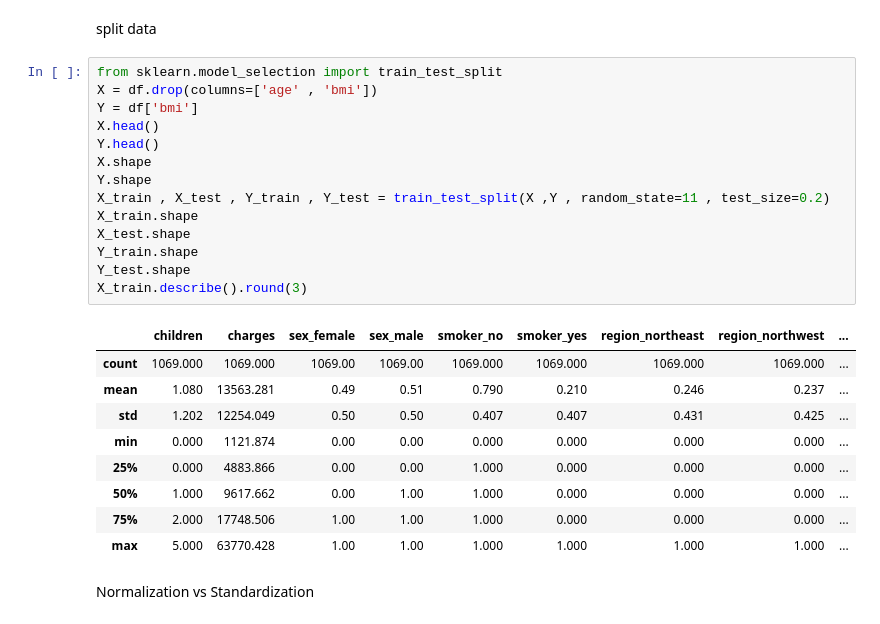
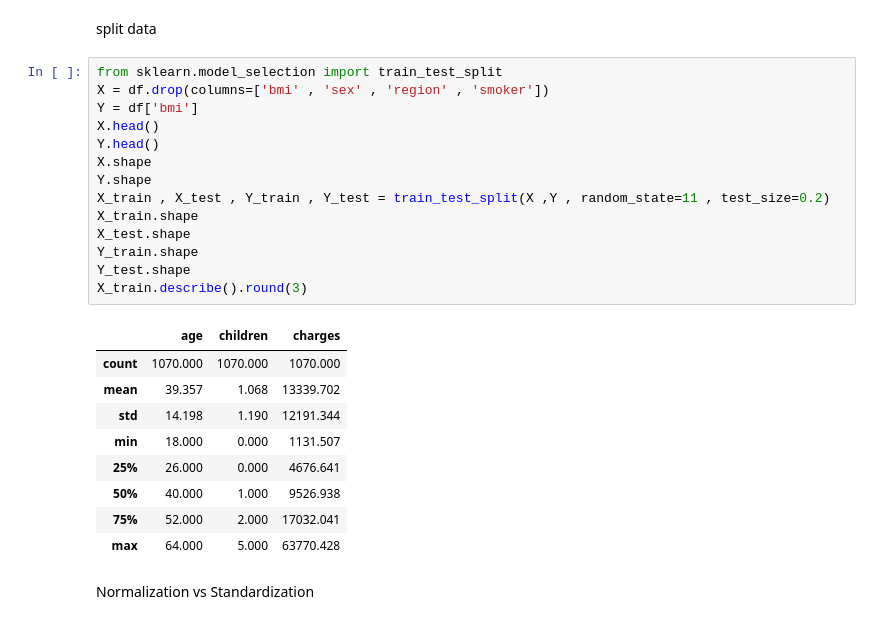
Before and after one commit to abirmes/Assurance_Charge, a Jupyter notebook: datam.ipynb, the cells around one changed output. Drawn from its saved outputs; the diff is of its cells as text.

```diff
--- a/datam.ipynb
+++ b/datam.ipynb
@@ -196,28 +202,28 @@ print(df[encoded_cols])
 split data
 # %%
 from sklearn.model_selection import train_test_split
-X = df.drop(columns=['age' , 'bmi'])
+X = df.drop(columns=['bmi' , 'sex' , 'region' , 'smoker'])
 Y = df['bmi']
 X.head()
 Y.head()
 X.shape
 Y.shape
 X_train , X_test , Y_train , Y_test = train_test_split(X ,Y , random_state=11 , test_size=0.2)
 X_train.shape
 X_test.shape
 Y_train.shape
 Y_test.shape
 X_train.describe().round(3)
 # %% [output]
-|  | children | charges | sex_female | sex_male | smoker_no | smoker_yes | region_northeast | region_northwest | ... |
-| count | 1069.000 | 1069.000 | 1069.00 | 1069.00 | 1069.000 | 1069.000 | 1069.000 | 1069.000 | ... |
-| mean | 1.080 | 13563.281 | 0.49 | 0.51 | 0.790 | 0.210 | 0.246 | 0.237 | ... |
-| std | 1.202 | 12254.049 | 0.50 | 0.50 | 0.407 | 0.407 | 0.431 | 0.425 | ... |
-| min | 0.000 | 1121.874 | 0.00 | 0.00 | 0.000 | 0.000 | 0.000 | 0.000 | ... |
-| 25% | 0.000 | 4883.866 | 0.00 | 0.00 | 1.000 | 0.000 | 0.000 | 0.000 | ... |
-| 50% | 1.000 | 9617.662 | 0.00 | 1.00 | 1.000 | 0.000 | 0.000 | 0.000 | ... |
-| 75% | 2.000 | 17748.506 | 1.00 | 1.00 | 1.000 | 0.000 | 0.000 | 0.000 | ... |
-| max | 5.000 | 63770.428 | 1.00 | 1.00 | 1.000 | 1.000 | 1.000 | 1.000 | ... |
+|  | age | children | charges |
+| count | 1070.000 | 1070.000 | 1070.000 |
+| mean | 39.357 | 1.068 | 13339.702 |
+| std | 14.198 | 1.190 | 12191.344 |
+| min | 18.000 | 0.000 | 1131.507 |
+| 25% | 26.000 | 0.000 | 4676.641 |
+| 50% | 40.000 | 1.000 | 9526.938 |
+| 75% | 52.000 | 2.000 | 17032.041 |
+| max | 64.000 | 5.000 | 63770.428 |
 # %% [markdown]
 Normalization vs Standardization
 # %%
```
Also changed, not shown: parts of 17 cells of this notebook, 1 other file.
